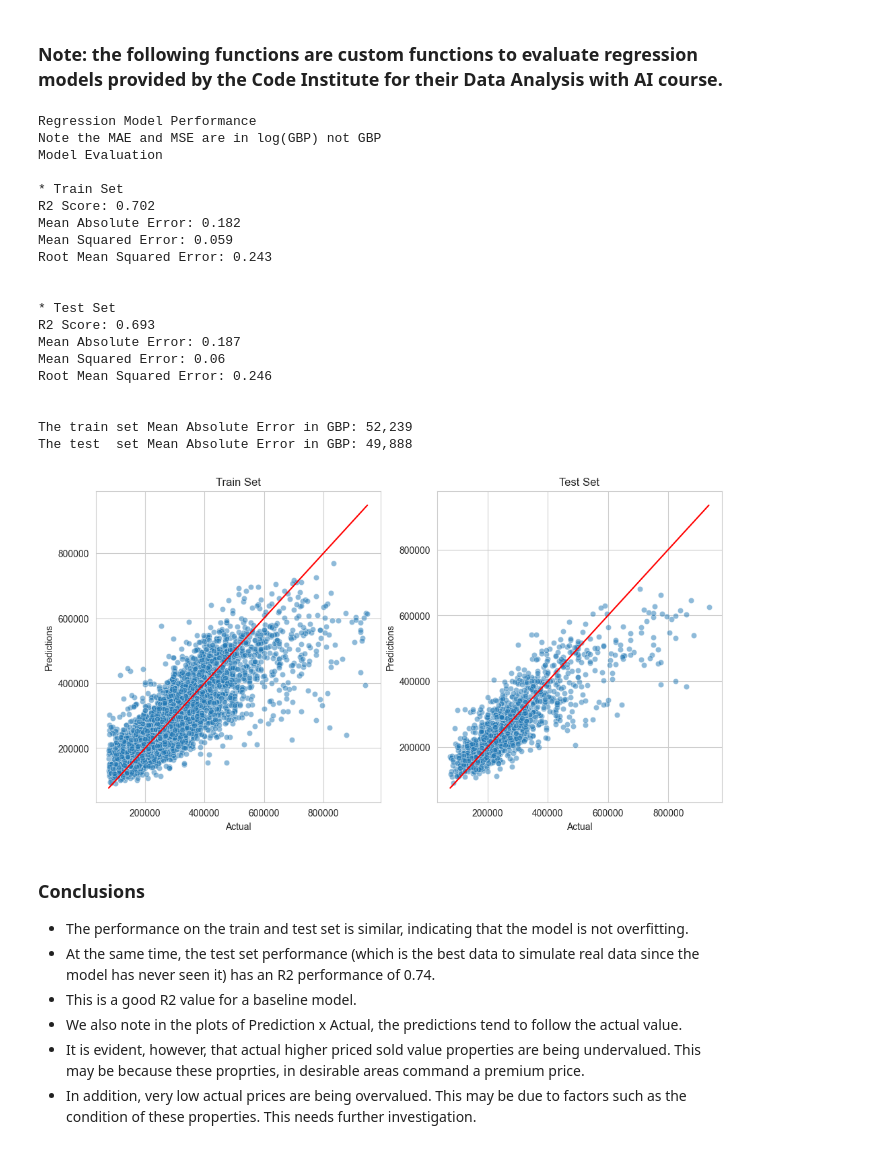
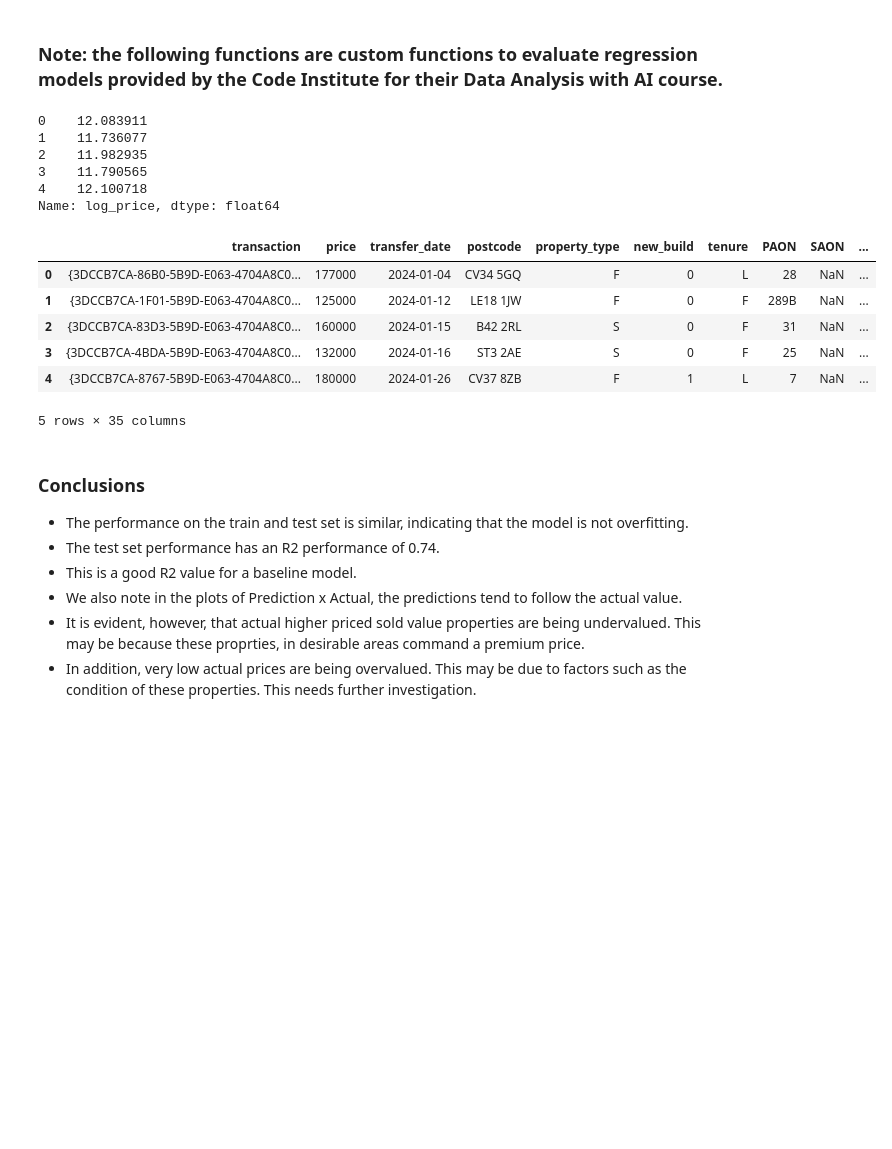
Before and after one commit to maleeper/Midlands_House_Prices, a Jupyter notebook: jupyter_notebooks/08 Predictive model.ipynb, the cells around one changed output. Drawn from its saved outputs; the diff is of its cells as text; code cells hidden in the pictures; blank space fills up the shorter version.

Commit message:
model: baseline conclusions

```diff
--- a/jupyter_notebooks/08 Predictive model.ipynb
+++ b/jupyter_notebooks/08 Predictive model.ipynb
@@ -76,8 +81,23 @@ pipeline = Pipeline([
 X = df[num_feats + cat_feats + bin_feats]
 y = df['log_price']  # log1p(price)
 
-# Train / Test split on random 80/20 split
-X_train, X_test, y_train, y_test = train_test_split(X, y, test_size=0.2, random_state=42)
+# Test using the most recent 20% of the data as the test set
+# Use a sorted split based on date
+df = df.sort_values(by='transfer_date').reset_index(drop=True)
+# split index at 80%
+split_index = int(len(df) * 0.8)
+print(f"Split index: {split_index}, Total records: {len(df)}")
+print(f"Date at split index: {df.iloc[split_index]['transfer_date']}")
 
+train_df = df.iloc[:split_index]
+test_df = df.iloc[split_index:]
+
+# separate target variable
+y_train = train_df['log_price']
+y_test = test_df['log_price']
+X_train = train_df.drop(columns=['log_price'])
+X_test = test_df.drop(columns=['log_price'])
+
+# fit the pipeline
 pipeline.fit(X_train, y_train)
 # %% [output]
@@ -183,25 +205,36 @@ axes[1].set_ylabel("Predictions")
 axes[1].set_title("Test Set")
 
 plt.show()
-# %% [output]
-Regression Model Performance
-Note the MAE and MSE are in log(GBP) not GBP
-Model Evaluation
-
-* Train Set
-R2 Score: 0.702
-Mean Absolute Error: 0.182
-Mean Squared Error: 0.059
-Root Mean Squared Error: 0.243
-
-
-* Test Set
-R2 Score: 0.693
-Mean Absolute Error: 0.187
-Mean Squared Error: 0.06
-Root Mean Squared Error: 0.246
-
-
-The train set Mean Absolute Error in GBP: 52,239
-The test  set Mean Absolute Error in GBP: 49,888
-[figure, removed]
+# %%
+y_train.head()
+# %% [output]
+0    12.083911
+1    11.736077
+2    11.982935
+3    11.790565
+4    12.100718
+Name: log_price, dtype: float64
+# %%
+# Save in a csv for analysis in Tableau
+# merge X_train, X_test, y_train_gbp and y_test_gbp into a single dataframe
+to_save = pd.concat([X_train, X_test], axis=0)
+predicted_price = pd.concat([
+    pd.Series(y_pred_train, name="predicted_price"),
+    pd.Series(y_pred_gbp, name="predicted_price")
+], axis=0)
+to_save = pd.concat([
+    to_save.reset_index(drop=True),
+    predicted_price.reset_index(drop=True),
+], axis=1)
+# rename columns
+to_save = to_save.rename(columns={"y_train_gbp": "actual_price_gbp", "y_test_gbp": "actual_price_gbp", "y_pred_train": "predicted_price_gbp", "y_pred_gbp": "predicted_price_gbp"})
+to_save.head()
+#to_save.to_csv('../data/processed/test_set.csv', index=False)
+# %% [output]
+|  | transaction | price | transfer_date | postcode | property_type | new_build | tenure | PAON | SAON | ... |
+| 0 | {3DCCB7CA-86B0-5B9D-E063-4704A8C0... | 177000 | 2024-01-04 | CV34 5GQ | F | 0 | L | 28 | NaN | ... |
+| 1 | {3DCCB7CA-1F01-5B9D-E063-4704A8C0... | 125000 | 2024-01-12 | LE18 1JW | F | 0 | F | 289B | NaN | ... |
+| 2 | {3DCCB7CA-83D3-5B9D-E063-4704A8C0... | 160000 | 2024-01-15 | B42 2RL | S | 0 | F | 31 | NaN | ... |
+| 3 | {3DCCB7CA-4BDA-5B9D-E063-4704A8C0... | 132000 | 2024-01-16 | ST3 2AE | S | 0 | F | 25 | NaN | ... |
+| 4 | {3DCCB7CA-8767-5B9D-E063-4704A8C0... | 180000 | 2024-01-26 | CV37 8ZB | F | 1 | L | 7 | NaN | ... |
+5 rows × 35 columns
@@ -208,7 +244,7 @@ The test  set Mean Absolute Error in GBP: 49,888
 # %% [markdown]
 ### Conclusions
 - The performance on the train and test set is similar, indicating that the model is not overfitting.
-- At the same time, the test set performance (which is the best data to simulate real data since the model has never seen it) has an R2 performance of 0.74.
+- The test set performance has an R2 performance of 0.74.
 - This is a good R2 value for a baseline model.
 - We also note in the plots of Prediction x Actual, the predictions tend to follow the actual value.
 - It is evident, however, that actual higher priced sold value properties are being undervalued. This may be because these proprties, in desirable areas command a premium price.
```
Also changed, not shown: parts of 4 cells of this notebook, 1 other file.
